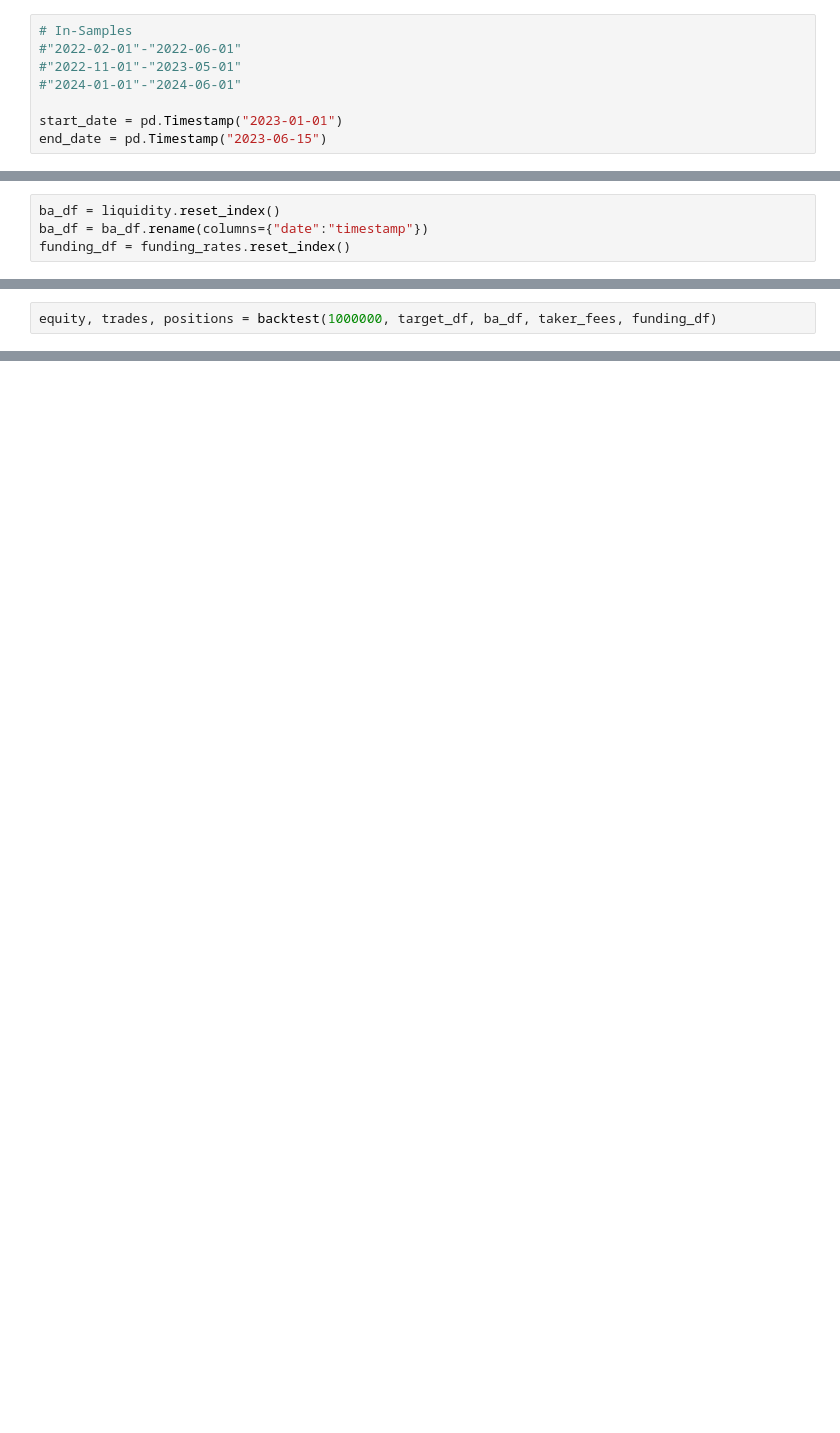
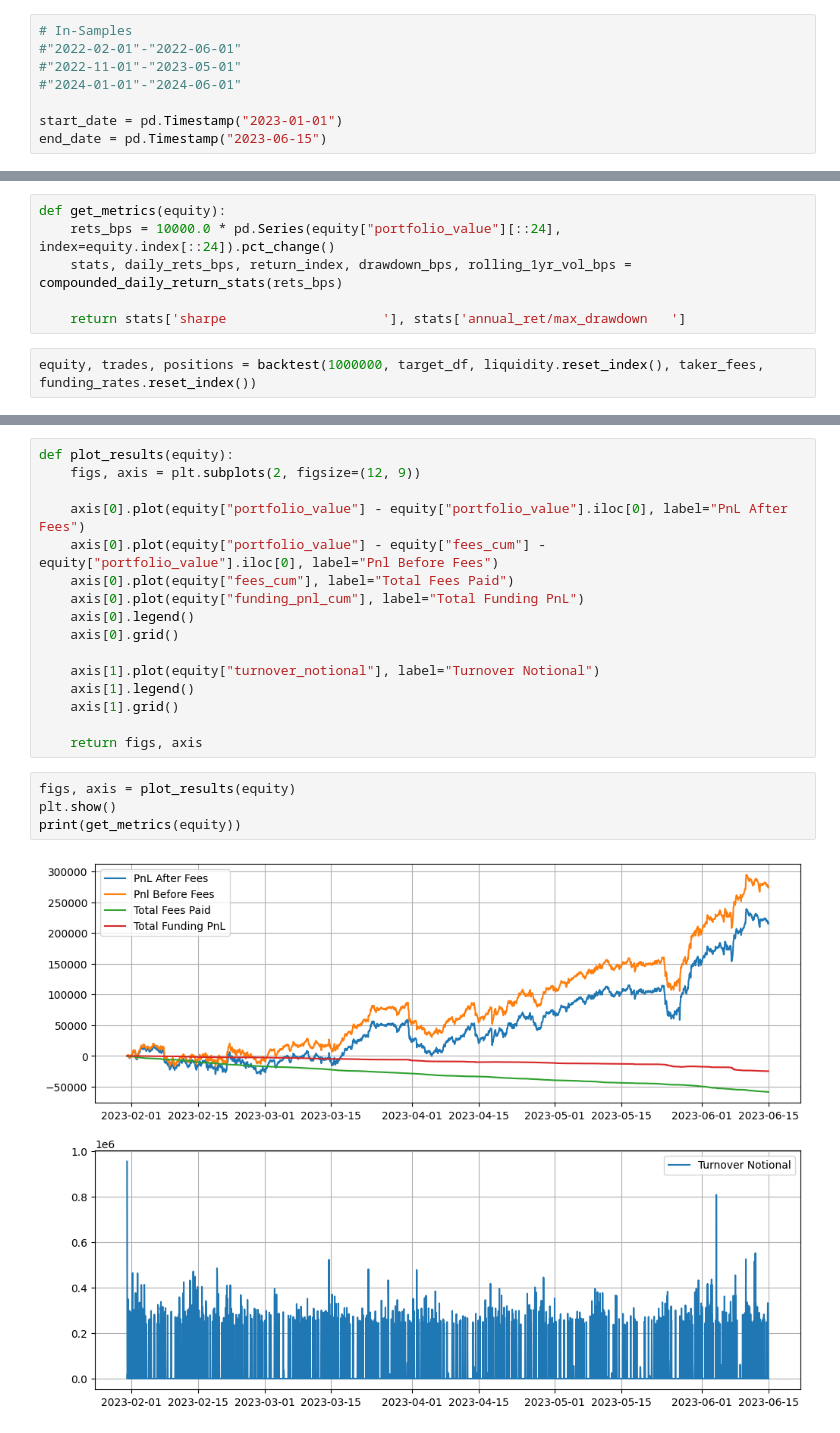
Before and after one commit to DavidZBaus/Optimizer, a Jupyter notebook: OptimizerTestRun.ipynb, the cells around one changed output, grey strips where cells are left out. Saved outputs shown, nothing was run; the diff lists cells and outputs as text; blank space fills up the shorter version.

```diff
--- a/OptimizerTestRun.ipynb
+++ b/OptimizerTestRun.ipynb
@@ -179,7 +147,3 @@ alpha = 6239.537064589888
 
 optimizer = PortfolioOptimizer(unique_coins, max_holding, volume_max_turnover, lambda_0, alpha, min_portfolio_change, min_yearly_return, taker_fees, 5, 24)
 target_df = optimizer.generate_target_positions(1000000, predicted_returns, betas, volumes, funding_rates, resid_returns, factor_returns, factor_exposures, new_error, liquidity)
-# %%
-ba_df = liquidity.reset_index()
-ba_df = ba_df.rename(columns={"date":"timestamp"})
-funding_df = funding_rates.reset_index()
@@ -186,2 +280,8 @@ funding_df = funding_rates.reset_index()
+# %%
+def get_metrics(equity):
+    rets_bps = 10000.0 * pd.Series(equity["portfolio_value"][::24], index=equity.index[::24]).pct_change()
+    stats, daily_rets_bps, return_index, drawdown_bps, rolling_1yr_vol_bps = compounded_daily_return_stats(rets_bps)
+
+    return stats['sharpe                    '], stats['annual_ret/max_drawdown   ']
 # %%
-equity, trades, positions = backtest(1000000, target_df, ba_df, taker_fees, funding_df)
+equity, trades, positions = backtest(1000000, target_df, liquidity.reset_index(), taker_fees, funding_rates.reset_index())
@@ -364,0 +288,22 @@ def backtest(AUM, target_df, ba_df, taker_fee, funding_df):
+# %%
+def plot_results(equity):
+    figs, axis = plt.subplots(2, figsize=(12, 9))
+
+    axis[0].plot(equity["portfolio_value"] - equity["portfolio_value"].iloc[0], label="PnL After Fees")
+    axis[0].plot(equity["portfolio_value"] - equity["fees_cum"] - equity["portfolio_value"].iloc[0], label="Pnl Before Fees")
+    axis[0].plot(equity["fees_cum"], label="Total Fees Paid")
+    axis[0].plot(equity["funding_pnl_cum"], label="Total Funding PnL")
+    axis[0].legend()
+    axis[0].grid()
+
+    axis[1].plot(equity["turnover_notional"], label="Turnover Notional")
+    axis[1].legend()
+    axis[1].grid()
+
+    return figs, axis
+# %%
+figs, axis = plot_results(equity)
+plt.show()
+print(get_metrics(equity))
+# %% [output]
+[figure, added]
```
Also changed, not shown: parts of 30 cells of this notebook, 1 other file.
